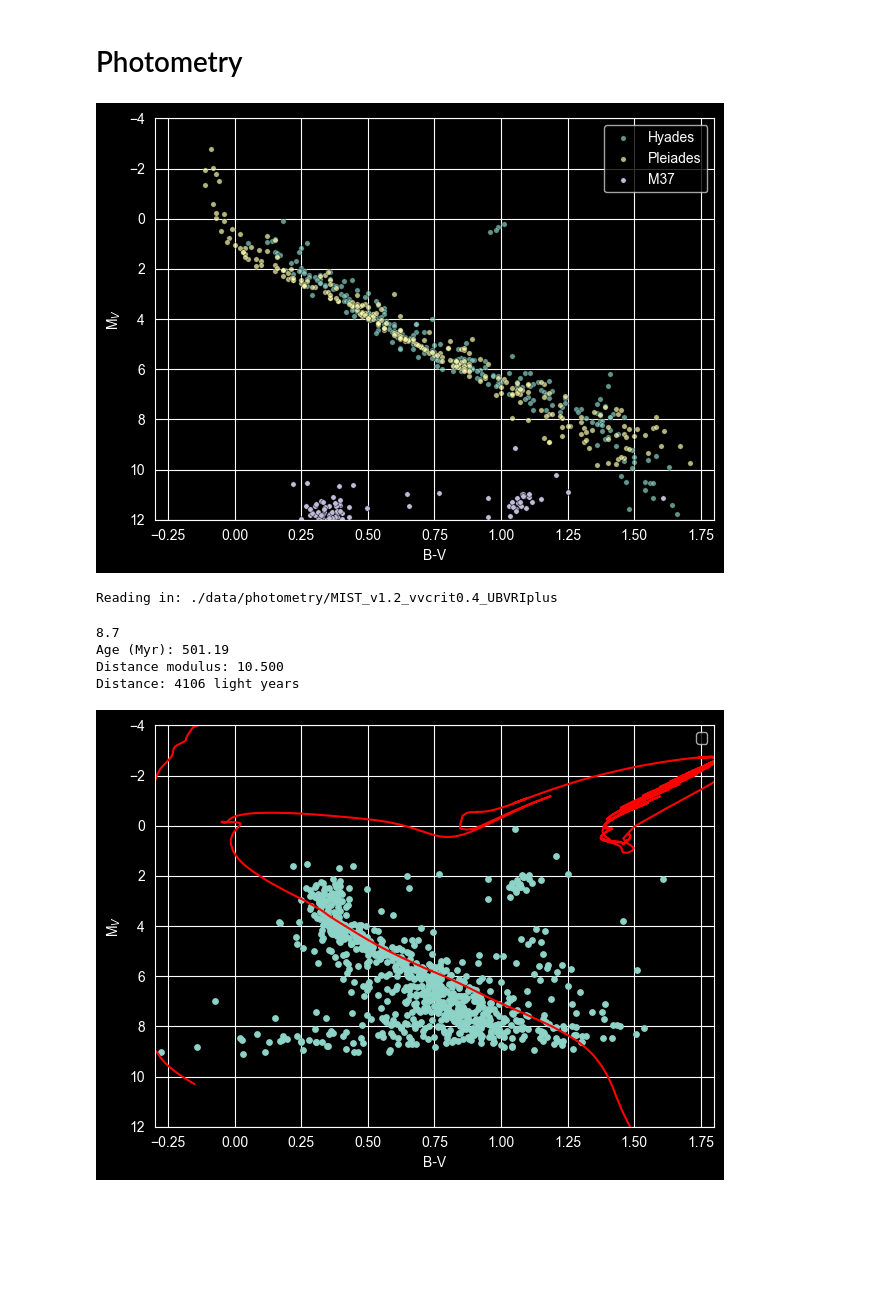
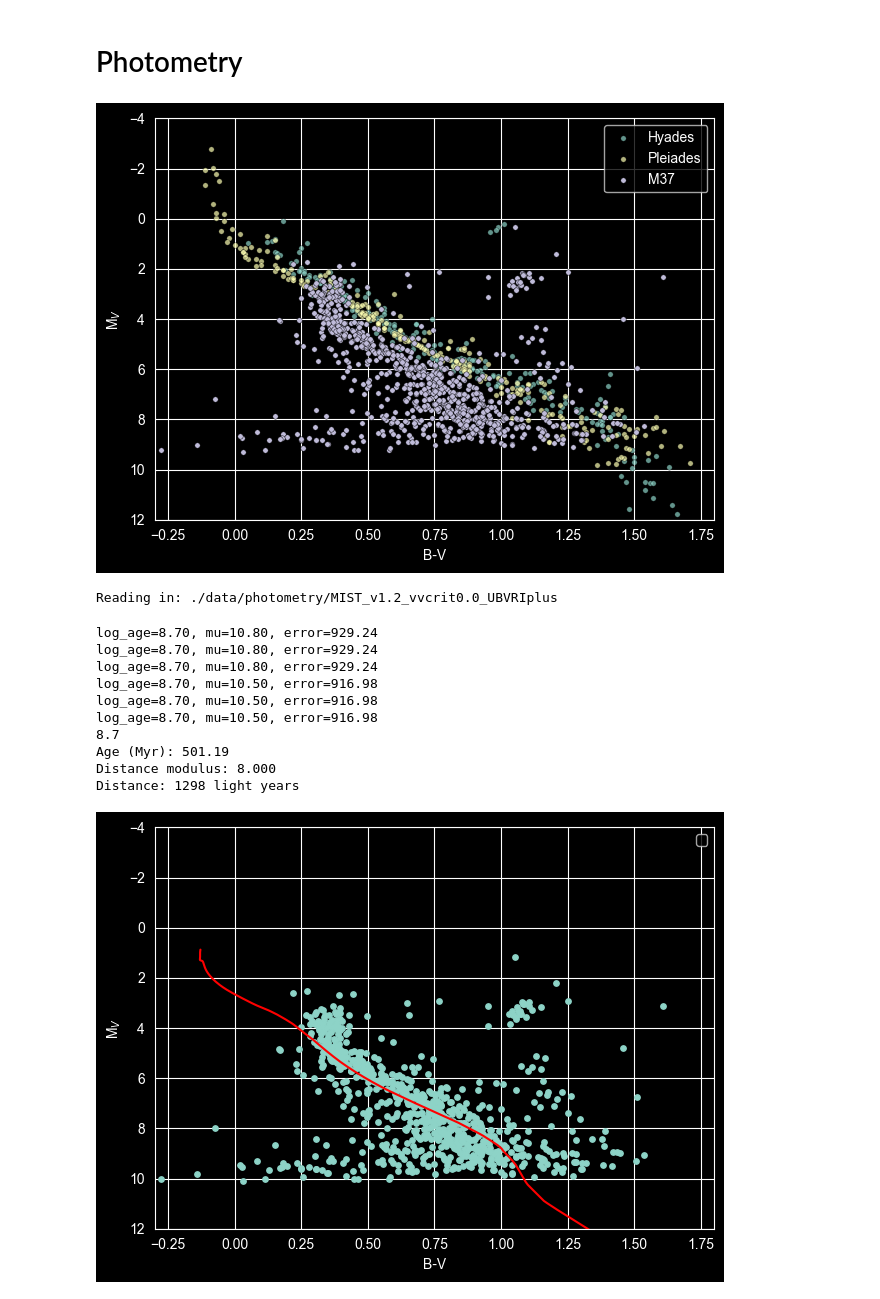
Before and after one commit to KevinLeenaerts/Observational-Astronomy, a Jupyter notebook: Master.ipynb, the cells around one changed output. Drawn from its saved outputs; the diff is of its cells as text; code cells hidden in the pictures; blank space fills up the shorter version.

```diff
--- a/Master.ipynb
+++ b/Master.ipynb
@@ -495,7 +499,7 @@ M37_V, M37_r = M37_data[:, 0], M37_data[:, 2]
 M37_BV = (M37_V - M37_r + 0.11) / 0.48
 
 
-M37_M_V = M37_V
+M37_M_V = M37_V - 8.8
 
 sns.scatterplot(x=BVH, y=MVH, s=15, color="C0", edgecolor="black", label="Hyades", alpha=0.7)
 sns.scatterplot(x=BVP, y=MVP, s=15, color="C1", edgecolor="black",label="Pleiades", alpha=0.7)
@@ -510,10 +514,9 @@ plt.minorticks_on()
 plt.tight_layout()
 plt.show()
 # %% [output]
-[figure, old version]
+[figure, new version]
 # %%
-import read_mist_models
-isocmd = read_mist_models.ISOCMD('./data/photometry/MIST_v1.2_vvcrit0.4_UBVRIplus')
+isocmd = read_mist_models.ISOCMD('./data/photometry/MIST_v1.2_vvcrit0.0_UBVRIplus')
 # %% [output]
-Reading in: ./data/photometry/MIST_v1.2_vvcrit0.4_UBVRIplus
+Reading in: ./data/photometry/MIST_v1.2_vvcrit0.0_UBVRIplus
 # %%
@@ -551,13 +573,18 @@ def isochrone_error(params):
 # %%
+from scipy.optimize import minimize
+
+# Initial guess and bounds
 initial = [8.7, 10.8]  # log(age), distance modulus
-bounds = [(8.4, 9.0), (10.5, 11.2)]  # physically reasonable ranges
+bounds = [(8, 10.3), (10.5, 11.2)]  # physically reasonable
 
+# Minimize
 res = minimize(isochrone_error, initial, bounds=bounds)
 
 log_age, mu = res.x
+mu -= 2.5
 age_myr = 10**(log_age - 6)
 
-# Distance in parsecs and light years
+# Convert distance modulus to light years
 distance_pc = 10**((mu + 5)/5)
 distance_ly = distance_pc * 3.26156
 
@@ -566,26 +593,34 @@ print(f"Age (Myr): {age_myr:.2f}")
 print(f"Distance modulus: {mu:.3f}")
 print(f"Distance: {distance_ly:.0f} light years")
 # %% [output]
+log_age=8.70, mu=10.80, error=929.24
+log_age=8.70, mu=10.80, error=929.24
+log_age=8.70, mu=10.80, error=929.24
+log_age=8.70, mu=10.50, error=916.98
+log_age=8.70, mu=10.50, error=916.98
+log_age=8.70, mu=10.50, error=916.98
 8.7
 Age (Myr): 501.19
-Distance modulus: 10.500
-Distance: 4106 light years
+Distance modulus: 8.000
+Distance: 1298 light years
 # %%
-age_ind = isocmd.age_index(log_age)
+age_ind = isocmd.age_index(8.7)
 B = isocmd.isocmds[age_ind]['Bessell_B']
 V = isocmd.isocmds[age_ind]['Bessell_V']
+phase = isocmd.isocmds[age_ind]['phase']
+mask = phase < 2
 
-plt.scatter(M37_BV, M37_M_V - 9, s=15)
-plt.plot(B-V, V, color='red')
+plt.scatter(M37_BV, M37_V - mu, s=15)
+plt.plot((B-V)[mask], V[mask], color='red')
 plt.gca().invert_yaxis()
 
 plt.legend(frameon=True)
 plt.xlim(-0.3, 1.8)
 plt.ylim(12,-4)
 plt.xlabel('B-V')
 plt.ylabel(r'M$_V$')
 plt.minorticks_on()
 plt.tight_layout()
 plt.show()
 # %% [output]
-[figure, old version]
+[figure, new version]
```
Also changed, not shown: parts of 4 cells of this notebook.
